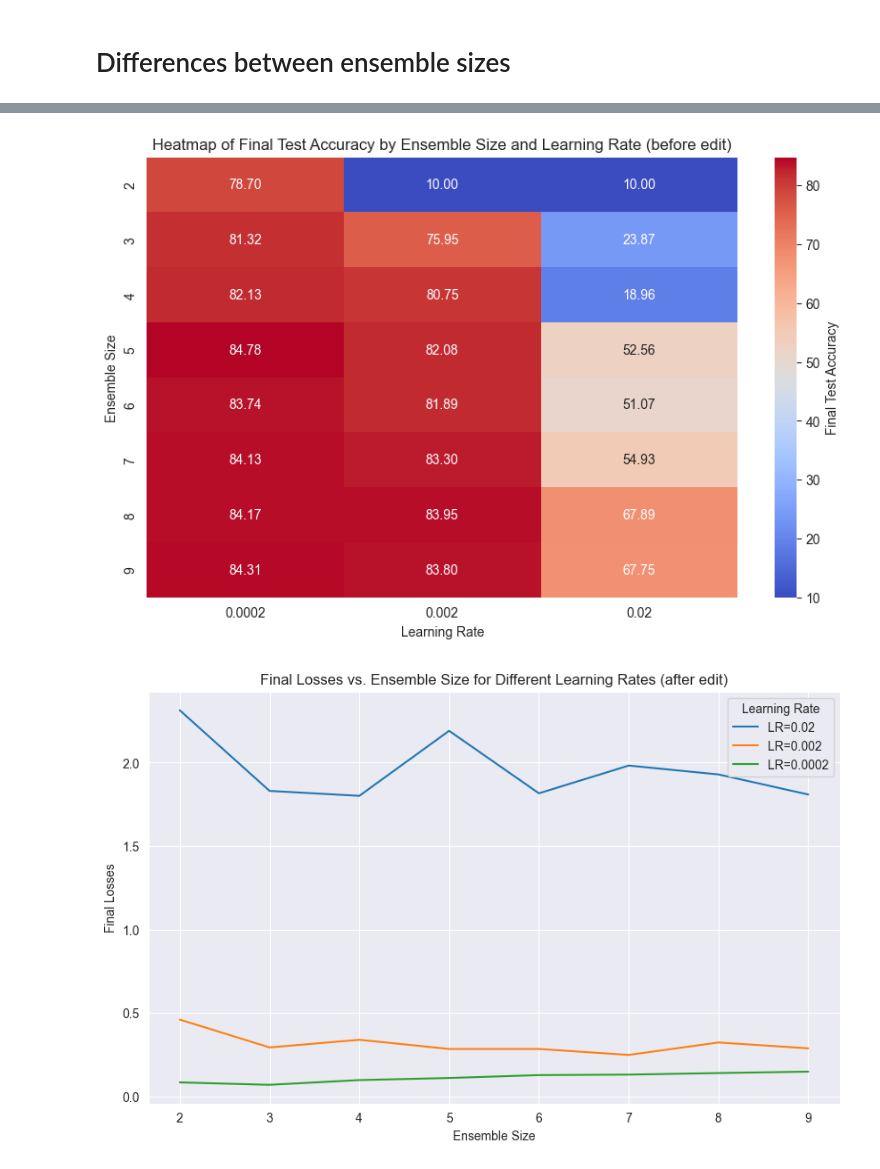
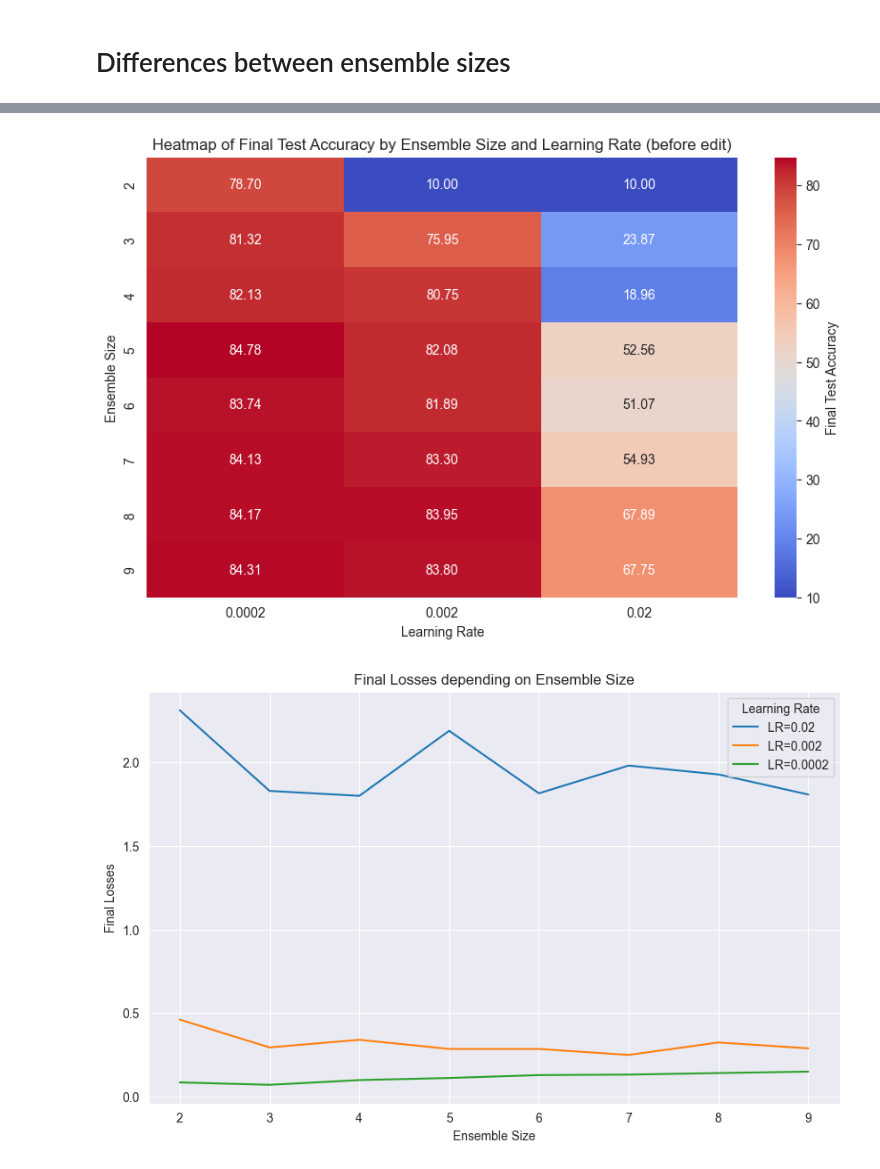
Before and after one commit to stefanielnz/P7_BatchEnsemble, a Jupyter notebook: code/CNN_Parameter_Testing.ipynb, the cells around one changed output, grey strips where cells are left out. Saved outputs shown, nothing was run; the diff lists cells and outputs as text; code cells hidden in the pictures.

```diff
--- a/code/CNN_Parameter_Testing.ipynb
+++ b/code/CNN_Parameter_Testing.ipynb
@@ -366,33 +366,33 @@ df_subset = df[['ensemble_size', 'lr', 'final_losses']]
 # Create the plot
 plt.figure(figsize=(10, 6))
 
 # Create a plot for each learning rate
 for lr_value in df_subset['lr'].unique():
     subset = df_subset[df_subset['lr'] == lr_value]
     plt.plot(subset['ensemble_size'], subset['final_losses'], label=f'LR={lr_value}')
 
 # Label the axes and add a title
 plt.xlabel('Ensemble Size')
 plt.ylabel('Final Losses')
-plt.title('Final Losses vs. Ensemble Size for Different Learning Rates (after edit)')
+plt.title('Final Losses depending on Ensemble Size')
 plt.legend(title='Learning Rate')
 plt.grid(True)
 plt.show()
 
 # Pivot the data to create a heatmap-friendly format
 heatmap_data = df.pivot_table(values='final_test_accuracy',
                               index='ensemble_size',
                               columns='lr')
 
 # Plot the heatmap
 plt.figure(figsize=(10, 6))
 sns.heatmap(heatmap_data, annot=True, cmap='coolwarm', fmt='.2f', cbar_kws={'label': 'Final Test Accuracy'})
 plt.title('Heatmap of Final Test Accuracy by Ensemble Size and Learning Rate (after edit)')
 plt.xlabel('Learning Rate')
 plt.ylabel('Ensemble Size')
 plt.show()
 # %% [output]
 [figure]
 [figure]
-[figure, old version]
+[figure, new version]
 [figure]
```
Also changed, not shown: parts of 7 cells of this notebook.
